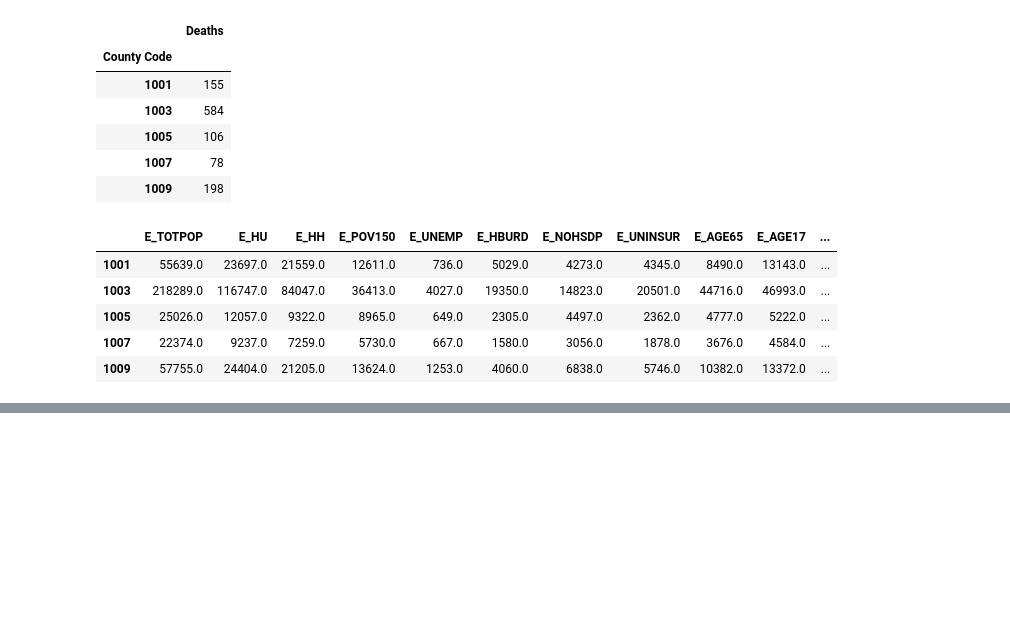
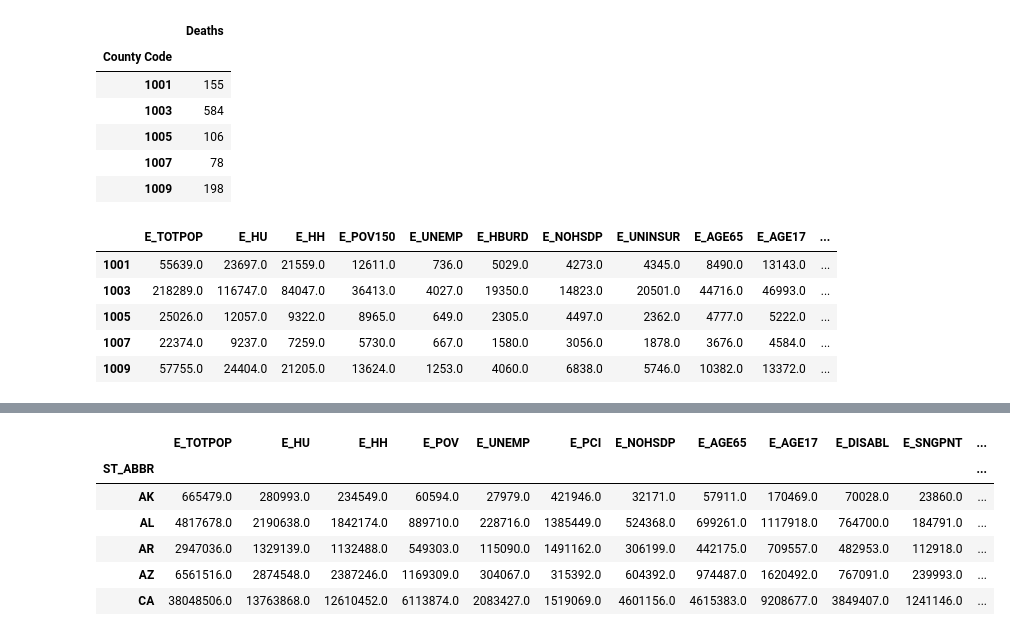
Before and after one commit to alex-keigley/Investigating-SVI-and-Heart-Related-Deaths, a Jupyter notebook: data-preparation.ipynb, the cells around one changed output, grey strips where cells are left out. Cells and saved outputs as stored; diff of their text form; code cells hidden in the pictures; blank space fills up the shorter version.

```diff
--- a/data-preparation.ipynb
+++ b/data-preparation.ipynb
@@ -280,0 +287,18 @@ svi_deaths_2020.head()
+# %%
+# read in original csv
+svi_2014 = pd.read_csv('./data/atsdr-svi/SVI2014_US_CNTY.csv')
+
+# Setting index as FIPS / County Code
+svi_2014.set_index('FIPS', inplace=True)
+
+# Dropping unneeded columns
+svi_2014.drop(['ST', 'STATE', 'COUNTY', 'LOCATION', 'AFFGEOID', 'AREA_SQMI', 'FID'], axis=1, inplace=True)
+
+# Dropping computed columns, indicated by starting string
+svi_2014 = svi_2014.loc[:, ~svi_2014.columns.str.startswith('M')]
+svi_2014 = svi_2014.loc[:, ~svi_2014.columns.str.startswith('EP')]
+svi_2014 = svi_2014.loc[:, ~svi_2014.columns.str.startswith('F_')]
+svi_2014 = svi_2014.loc[:, ~svi_2014.columns.str.startswith('RPL')]
+svi_2014 = svi_2014.loc[:, ~svi_2014.columns.str.startswith('SPL')]
+
+svi_2014.head()
@@ -280,0 +324,22 @@ svi_deaths_2020.head()
+# %%
+# Joining heart deaths and SVI scores for every county
+svi_deaths_2014 = pd.concat([svi_2014, deaths_2014], axis=1, ignore_index=False)
+
+# Dropping rows with incomplete data
+svi_deaths_2014.dropna(inplace=True)
+
+# Grouping counties into states and combining SVI population estimates plus heart-related deaths.
+svi_deaths_2014 = svi_deaths_2014.groupby(['ST_ABBR']).sum()
+
+# writing joined dataframe to csv
+svi_deaths_2014.to_csv('./data/svi-mortality-state/2014-svi-mortality.csv')
+
+svi_deaths_2014.head()
+# %% [output]
+|  | E_TOTPOP | E_HU | E_HH | E_POV | E_UNEMP | E_PCI | E_NOHSDP | E_AGE65 | E_AGE17 | E_DISABL | E_SNGPNT | ... |
+| ST_ABBR |  |  |  |  |  |  |  |  |  |  |  | ... |
+| AK | 665479.0 | 280993.0 | 234549.0 | 60594.0 | 27979.0 | 421946.0 | 32171.0 | 57911.0 | 170469.0 | 70028.0 | 23860.0 | ... |
+| AL | 4817678.0 | 2190638.0 | 1842174.0 | 889710.0 | 228716.0 | 1385449.0 | 524368.0 | 699261.0 | 1117918.0 | 764700.0 | 184791.0 | ... |
+| AR | 2947036.0 | 1329139.0 | 1132488.0 | 549303.0 | 115090.0 | 1491162.0 | 306199.0 | 442175.0 | 709557.0 | 482953.0 | 112918.0 | ... |
+| AZ | 6561516.0 | 2874548.0 | 2387246.0 | 1169309.0 | 304067.0 | 315392.0 | 604392.0 | 974487.0 | 1620492.0 | 767091.0 | 239993.0 | ... |
+| CA | 38048506.0 | 13763868.0 | 12610452.0 | 6113874.0 | 2083427.0 | 1519069.0 | 4601156.0 | 4615383.0 | 9208677.0 | 3849407.0 | 1241146.0 | ... |
```
Also changed, not shown: parts of 26 cells of this notebook, 4 other files.
